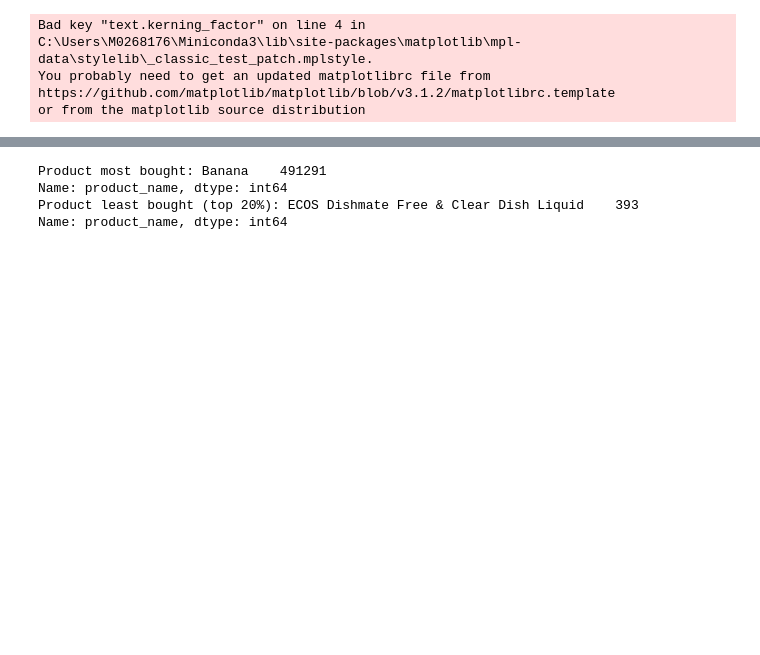
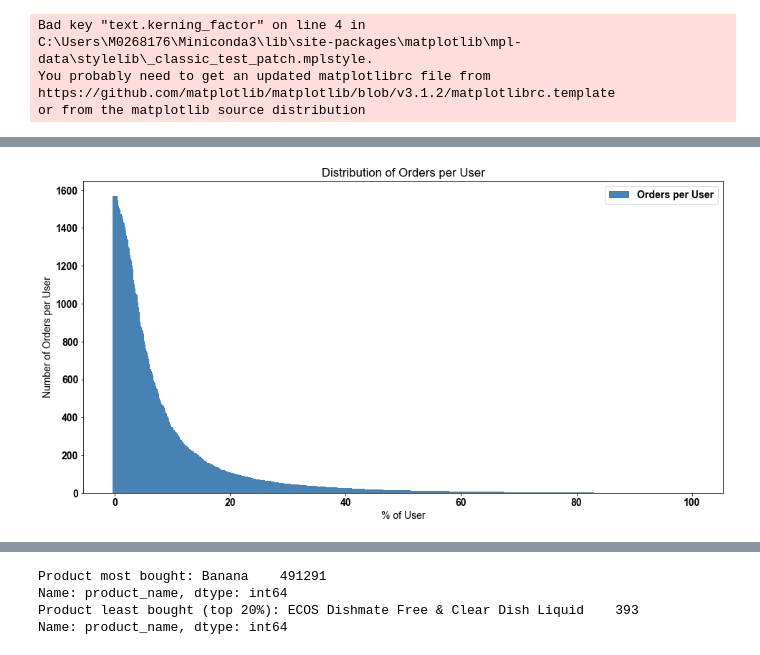
Before and after one commit to eugencuic/FHNW_FS20_Recommender-System-Retail, a Jupyter notebook: Recommender System.ipynb, the cells around one changed output, grey strips where cells are left out. Saved outputs shown, nothing was run; the diff lists cells and outputs as text; code cells hidden in the pictures; blank space fills up the shorter version.

```diff
--- a/Recommender System.ipynb
+++ b/Recommender System.ipynb
@@ -189,0 +165,4 @@ Der Code ist in die folgenden Module aufgeteilt<p>
+# %%
+fig_n_of_ord_per_user(data)
+# %% [output]
+[figure, added]
```
Also changed, not shown: parts of 132 cells of this notebook, 6 other files.
